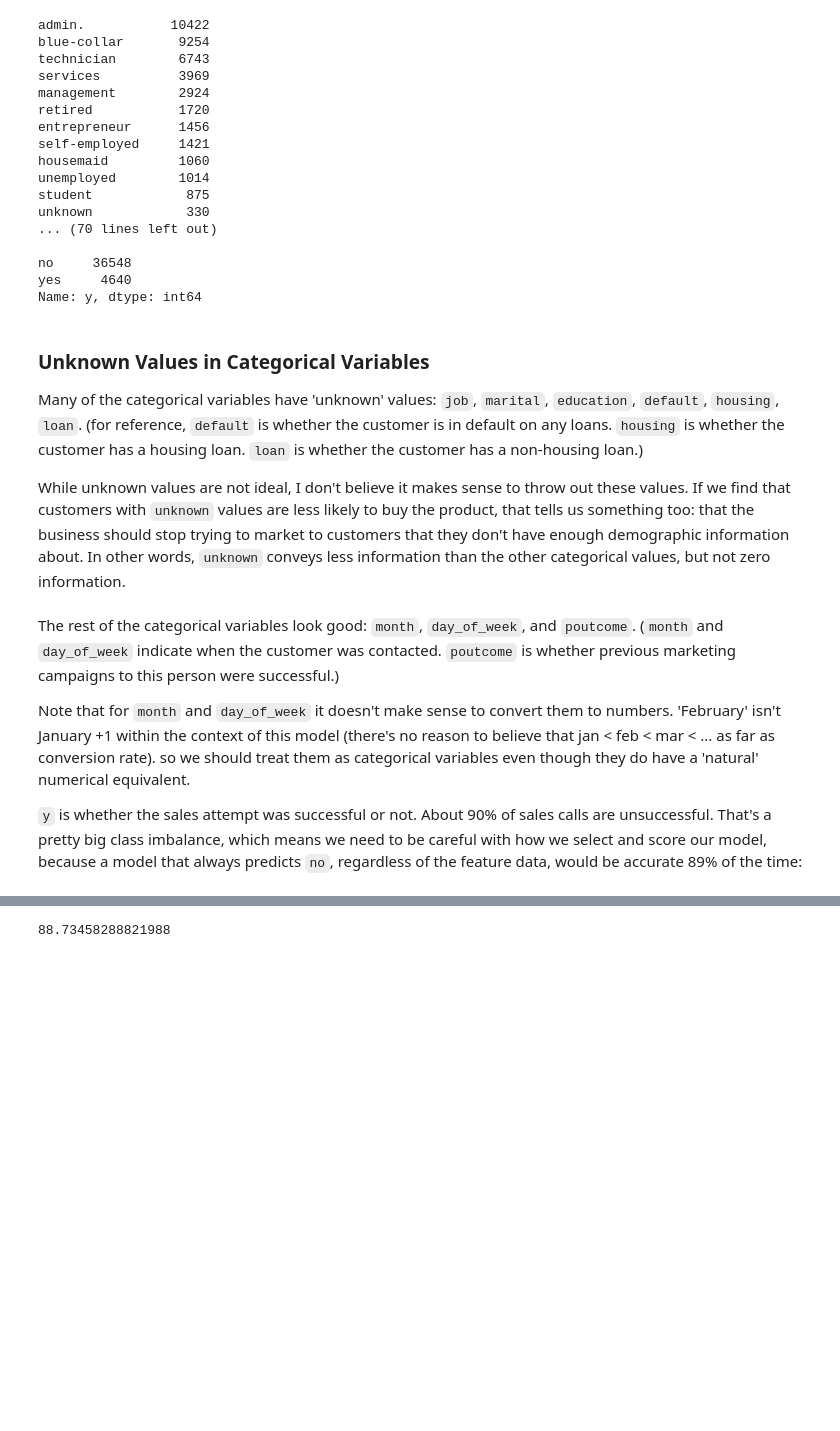
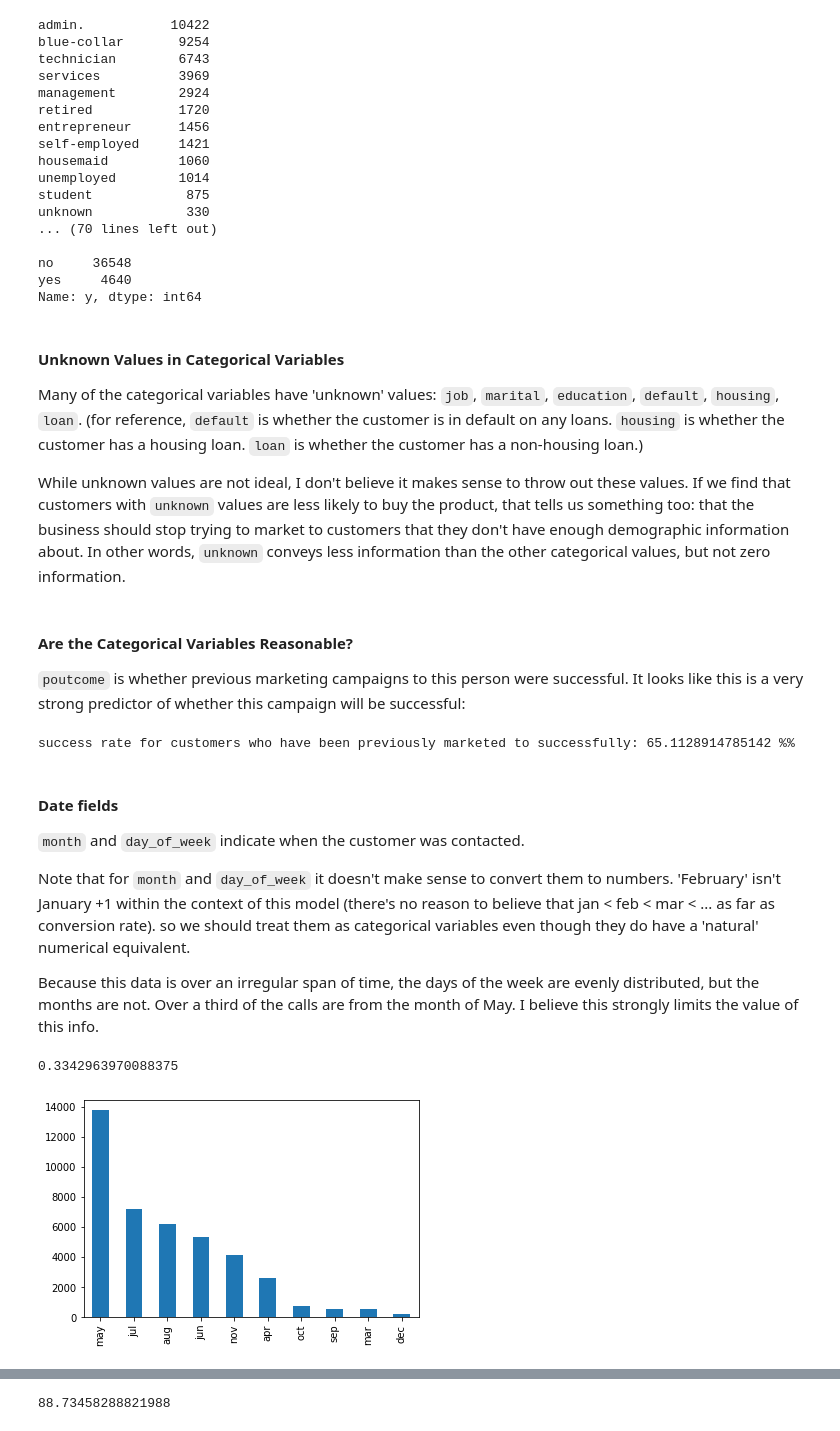
Before and after one commit to csdurfee/bank-marketing, a Jupyter notebook: Bank_Marketing.ipynb, the cells around one changed output, grey strips where cells are left out. Saved outputs shown, nothing was run; the diff lists cells and outputs as text; code cells hidden in the pictures; blank space fills up the shorter version.

```diff
--- a/Bank_Marketing.ipynb
+++ b/Bank_Marketing.ipynb
@@ -68,14 +69,38 @@ no     36548
 yes     4640
 Name: y, dtype: int64
 # %% [markdown]
-### Unknown Values in Categorical Variables
+#### Unknown Values in Categorical Variables
 
 Many of the categorical variables have 'unknown' values: `job`, `marital`, `education`, `default`, `housing`, `loan`. (for reference, `default` is whether the customer is in default on any loans. `housing` is whether the customer has a housing loan. `loan` is whether the customer has a non-housing loan.)
 
 While unknown values are not ideal, I don't believe it makes sense to throw out these values. If we find that customers with `unknown` values are less likely to buy the product, that tells us something too: that the business should stop trying to market to customers that they don't have enough demographic information about. In other words, `unknown` conveys less information than the other categorical values, but not zero information.
+# %% [markdown]
+#### Are the Categorical Variables Reasonable?
+
+`poutcome` is whether previous marketing campaigns to this person were successful. It looks like this is a very strong predictor of whether this campaign will be successful:
+# %%
+bank_data.poutcome.value_counts()
+
+success_and_yes = len(bank_data[ (bank_data.poutcome == 'success') & (bank_data.y == 'yes')])
+success_and_no = len(bank_data[ (bank_data.poutcome == 'success') & (bank_data.y == 'no')])
+
+
+print(f"success rate for customers who have been previously " + \
+      f"marketed to successfully: {100 * success_and_yes / (success_and_yes + success_and_no)} %%")
+# %% [output]
+success rate for customers who have been previously marketed to successfully: 65.1128914785142 %%
 # %% [markdown]
-The rest of the categorical variables look good: `month`, `day_of_week`, and `poutcome`. (`month` and `day_of_week` indicate when the customer was contacted. `poutcome` is whether previous marketing campaigns to this person were successful.)
+#### Date fields
+
+`month` and `day_of_week` indicate when the customer was contacted.
 
 Note that for `month` and `day_of_week` it doesn't make sense to convert them to numbers. 'February' isn't January +1 within the context of this model (there's no reason to believe that jan < feb < mar < ... as far as conversion rate). so we should treat them as categorical variables even though they do have a 'natural' numerical equivalent.
 
-`y` is whether the sales attempt was successful or not. About 90% of sales calls are unsuccessful. That's a pretty big class imbalance, which means we need to be careful with how we select and score our model, because a model that always predicts `no`, regardless of the feature data, would be accurate 89% of the time:
+Because this data is over an irregular span of time, the days of the week are evenly distributed, but the months are not. Over a third of the calls are from the month of May. I believe this strongly limits the value of this info.
+# %%
+bank_data['month'].value_counts().plot.bar()
+
+len(bank_data[bank_data.month == 'may']) / len(bank_data)
+# %% [output]
+0.3342963970088375
+[figure, added]
```
Also changed, not shown: parts of 31 cells of this notebook.
